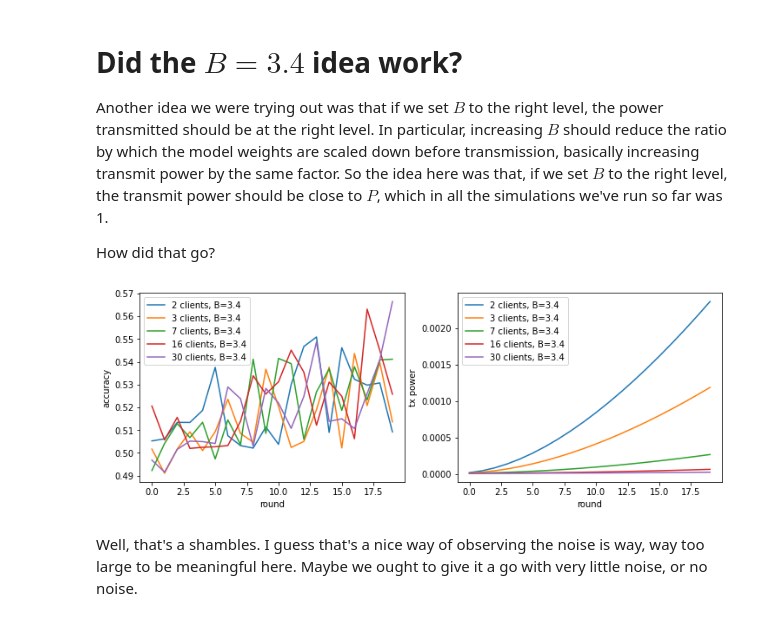
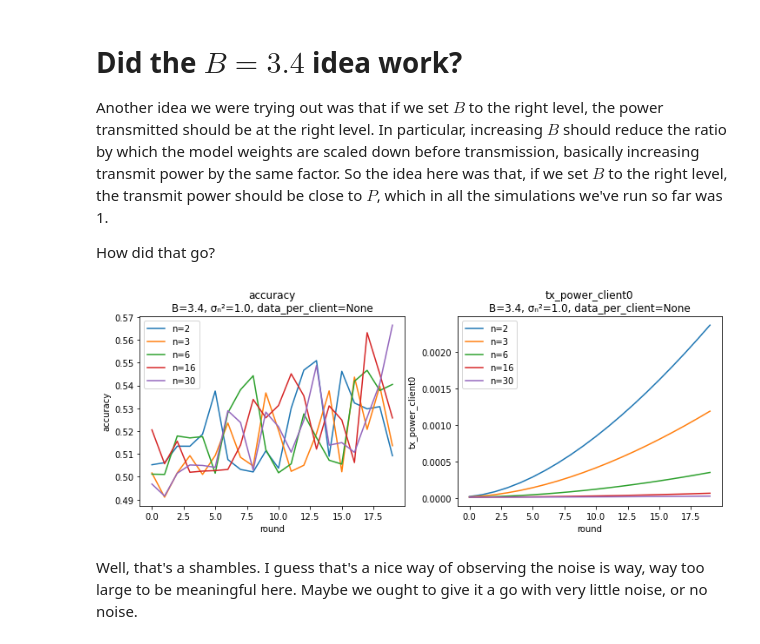
Before and after one commit to czlee/kyanite, a Jupyter notebook: ota-basic.ipynb, the cells around one changed output. Cells and saved outputs as stored; diff of their text form; code cells hidden in the pictures.

Commit message:
Update ota-basic.ipynb with last night's results

```diff
--- a/ota-basic.ipynb
+++ b/ota-basic.ipynb
@@ -393,25 +395,50 @@ Another idea we were trying out was that if we set $B$ to the right level, the p
 
 How did that go?
 # %%
-directories = ["20210712-043112", "20210712-044608", "20210712-054551", "20210712-081450", "20210712-125359"]
-directories = [results_location / directory for directory in directories]
+# This code makes plotting training charts easier, without having to manually pick out directories.
+# Could also be used to reproduce some of the plots above more easily, if we wanted to go back and change earlier code.
 
-fig, axs = plt.subplots(1, 2, figsize=(12, 4))
+abbreviations = {'parameter_radius': 'B', 'noise': 'σₙ²', 'clients': 'n', 'power': 'P'}
 
-for directory in directories:
-    args = get_args(directory)
-    clients = args['clients']
-    parameter_radius = args['parameter_radius']
+def fits_spec(args, specs):
+    """Returns True if the given `args` dict matches the given `specs` dict,
+    for those entries in `specs`."""
+    for key, value in specs.items():
+        arg = args[key]
+        if isinstance(value, list):
+            matches = arg in value
+        else:
+            matches = (arg == value)
+        if not matches:
+            return False
+    return True
 
-    training = pd.read_csv(directory / "training.csv")
-    training["accuracy"].plot(ax=axs[0], label=f"{clients} clients, B={parameter_radius}",
-                                      xlabel="round", ylabel="accuracy")
-    training["tx_power_client0"].plot(ax=axs[1], label=f"{clients} clients, B={parameter_radius}",
-                                      xlabel="round", ylabel="tx power")
+def plot_training_charts(results_location, fields, **specs):
+    """Plot training charts for those experiments specified by `specs`."""
+    fig, axs = plt.subplots(1, len(fields), figsize=(6*len(fields), 4))
 
-for ax in axs:
-    ax.legend()
+    for directory in sorted(results_location.iterdir()):
+        args = get_args(directory)
+        if not fits_spec(args, specs):
+            continue
+        legend_fields = [key for key, value in specs.items() if isinstance(value, list)]
+        label = ", ".join(f"{abbreviations.get(key, key)}={args[key]}" for key in legend_fields)
+
+        training = pd.read_csv(directory / "training.csv")
+        for ax, field in zip(axs, fields):
+            training[field].plot(ax=ax, label=label)
+
+    title_fields = {key: value for key, value in specs.items() if not isinstance(value, list)}
+    title_suffix = ", ".join(f"{abbreviations.get(key, key)}={specs[key]}" for key in title_fields)
+
+    for ax, field in zip(axs, fields):
+        ax.legend()
+        ax.set_xlabel("round")
+        ax.set_ylabel(field)
+        ax.set_title(field + "\n" + title_suffix)
-# %% [output]
-[figure, removed]
+# %%
+plot_training_charts(results_location, ["accuracy", "tx_power_client0"], clients=[2, 3, 6, 16, 30], parameter_radius=3.4, noise=1.0, data_per_client=None)
+# %% [output]
+[figure, added]
 # %% [markdown]
 Well, that's a shambles. I guess that's a nice way of observing the noise is way, way too large to be meaningful here. Maybe we ought to give it a go with very little noise, or no noise.
```
Also changed, not shown: parts of 15 cells of this notebook.
